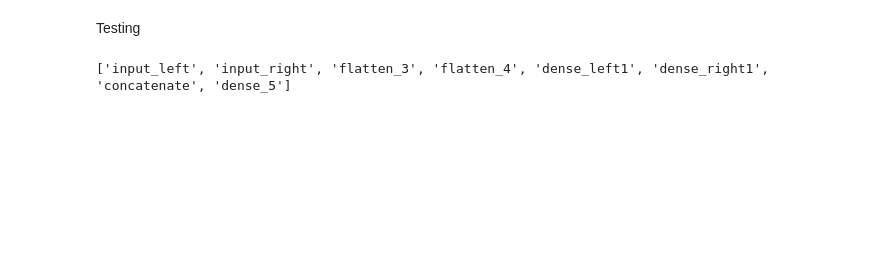
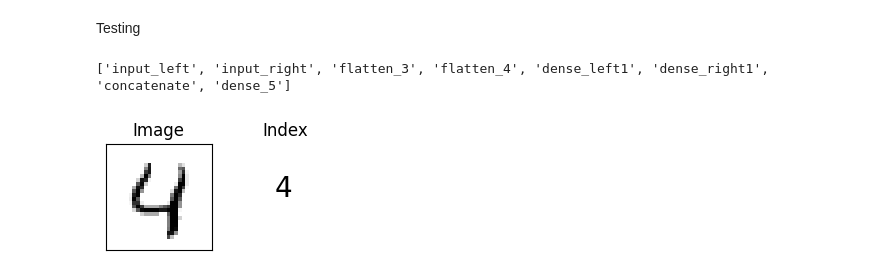
Before and after one commit to hugobbi/mnist-visual-fields, a Jupyter notebook: mnist_visual_fields_main.ipynb, the cells around one changed output. Cells and saved outputs as stored; diff of their text form; code cells hidden in the pictures; blank space fills up the shorter version.

```diff
--- a/mnist_visual_fields_main.ipynb
+++ b/mnist_visual_fields_main.ipynb
@@ -40,7 +40,7 @@ def show_dataset(x_data_left: np.array, x_data_right: np.array, y_data: np.array
   plt.show()
 
 
-def show_single_digit(x_data, y_data, index):
+def show_single_digit(x_data, y_data, index, print_index: bool):
   image = x_data[index]
   digit = y_data[index]
 
@@ -52,8 +52,13 @@ def show_single_digit(x_data, y_data, index):
   ax1.set_xticks([])
   ax1.set_yticks([])
 
-  ax2.set_title('Digit')
-  ax2.text(0.4, 0.5, f'{digit}', fontsize=20)
+  if not print_index:
+    ax2.set_title('Digit')
+    ax2.text(0.4, 0.5, f'{digit}', fontsize=20)
+  else:
+    ax2.set_title('Index')
+    ax2.text(0.4, 0.5, f'{index}', fontsize=20)
+
   ax2.set_aspect('equal')
   ax2.axis('off')
 
@@ -762,3 +802,7 @@ Testing
 print([layer.name for layer in model_LR_FAH.layers])
 # %% [output]
 ['input_left', 'input_right', 'flatten_3', 'flatten_4', 'dense_left1', 'dense_right1', 'concatenate', 'dense_5']
+# %%
+display_n_digits(x_test, y_test, 4, 1)
+# %% [output]
+[figure, added]
```
Also changed, not shown: parts of 8 cells of this notebook.
